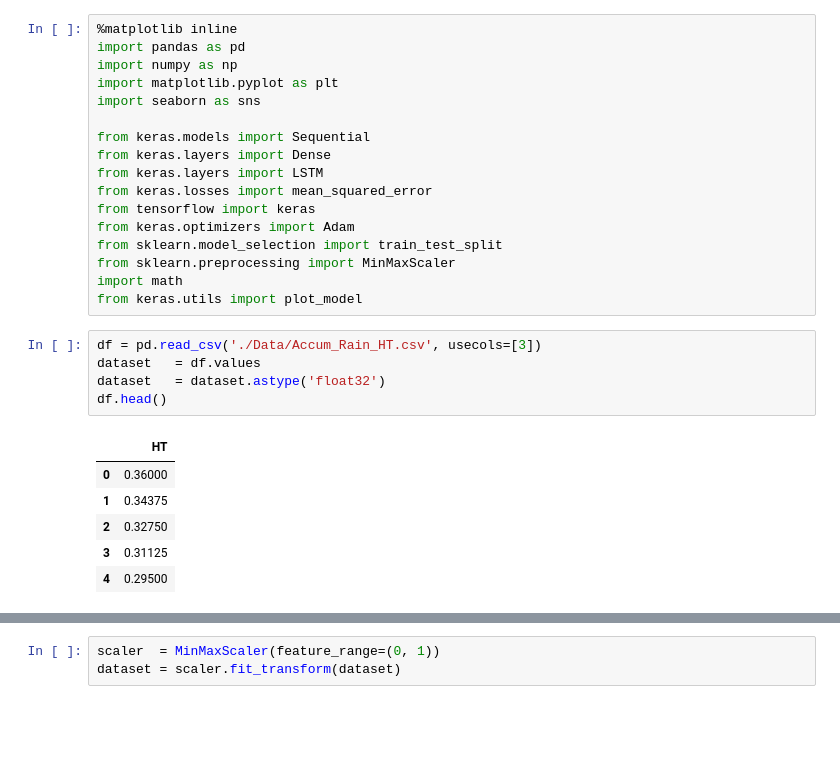
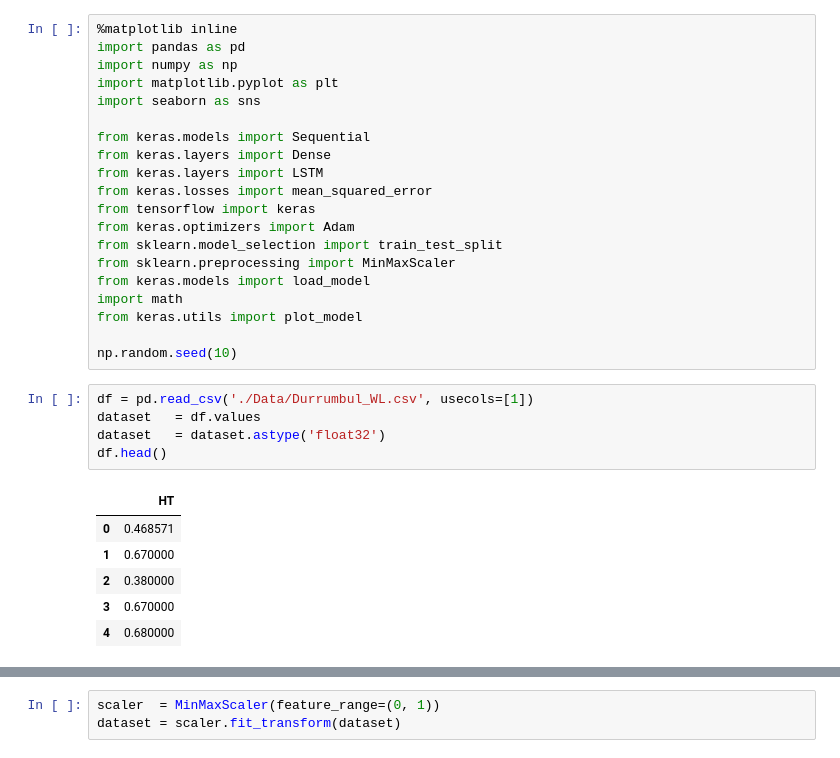
Before and after one commit to matthewenright2478/3821ICT_3225_GC-3821ICT-Work-Integrated-Learning---Single-Project-, a Jupyter notebook: ANN_Model.ipynb, the cells around one changed output, grey strips where cells are left out. Saved outputs shown, nothing was run; the diff lists cells and outputs as text; blank space fills up the shorter version.

```diff
--- a/ANN_Model.ipynb
+++ b/ANN_Model.ipynb
@@ -13,17 +13,20 @@ from tensorflow import keras
 from keras.optimizers import Adam
 from sklearn.model_selection import train_test_split
 from sklearn.preprocessing import MinMaxScaler
+from keras.models import load_model
 import math
 from keras.utils import plot_model
+
+np.random.seed(10)
 # %%
-df = pd.read_csv('./Data/Accum_Rain_HT.csv', usecols=[3])
+df = pd.read_csv('./Data/Durrumbul_WL.csv', usecols=[1])
 dataset   = df.values
 dataset   = dataset.astype('float32')
 df.head()
 # %% [output]
 |  | HT |
-| 0 | 0.36000 |
-| 1 | 0.34375 |
-| 2 | 0.32750 |
-| 3 | 0.31125 |
-| 4 | 0.29500 |
+| 0 | 0.468571 |
+| 1 | 0.670000 |
+| 2 | 0.380000 |
+| 3 | 0.670000 |
+| 4 | 0.680000 |
```
Also changed, not shown: parts of 17 cells of this notebook, 3 other files.
